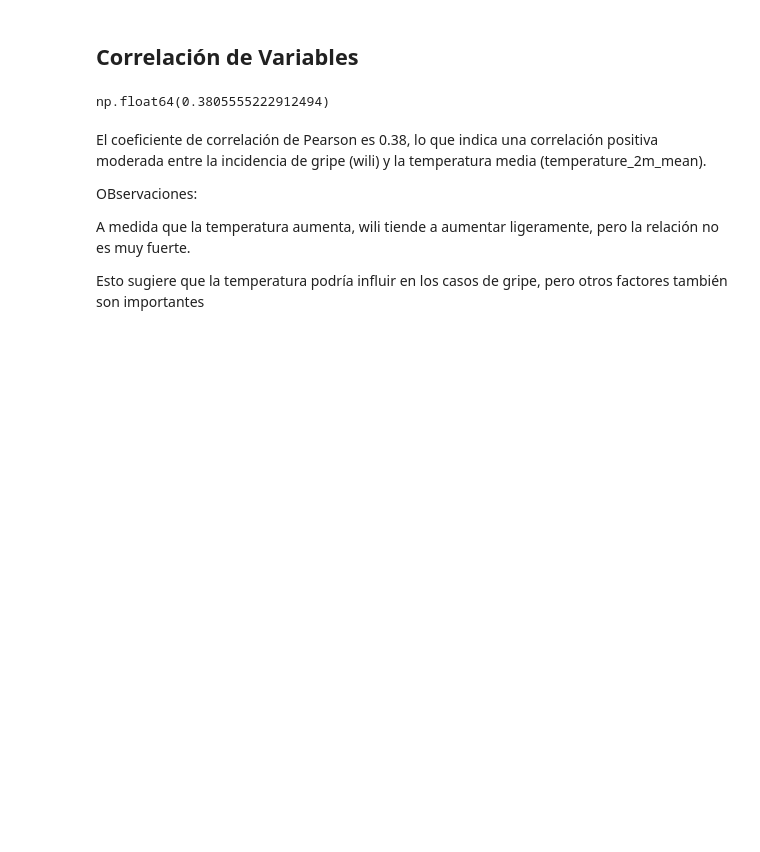
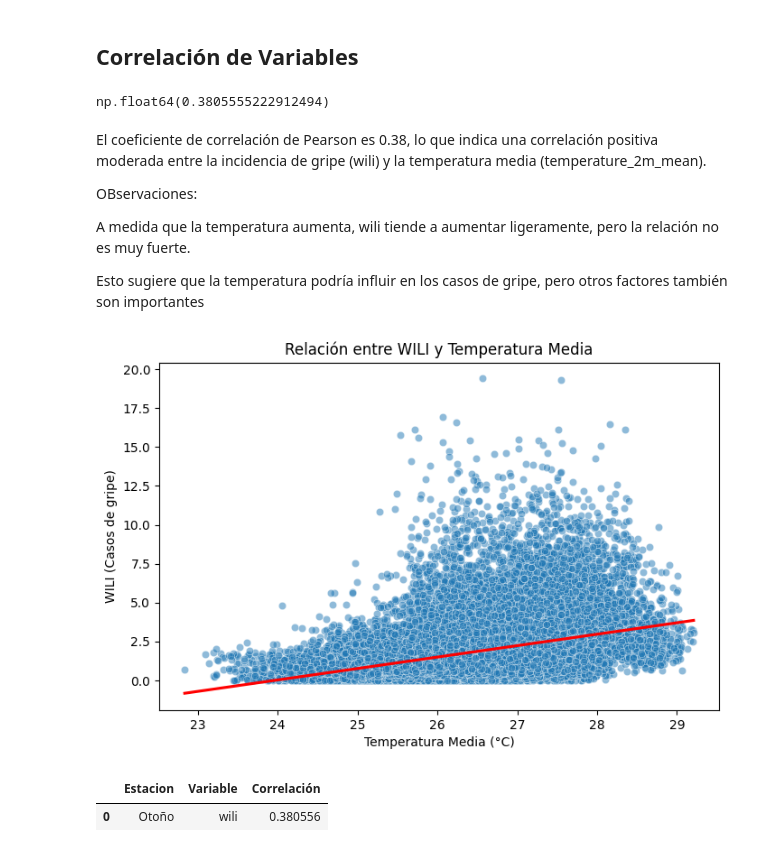
Before and after one commit to Laura-Cruz-Gil/Proyecto_Final_Salud, a Jupyter notebook: src/explore.ipynb, the cells around one changed output. Drawn from its saved outputs; the diff is of its cells as text; code cells hidden in the pictures; blank space fills up the shorter version.

```diff
--- a/src/explore.ipynb
+++ b/src/explore.ipynb
@@ -253,3 +351,38 @@ OBservaciones:
 A medida que la temperatura aumenta, wili tiende a aumentar ligeramente, pero la relación no es muy fuerte.
 
 Esto sugiere que la temperatura podría influir en los casos de gripe, pero otros factores también son importantes
+# %%
+import matplotlib.pyplot as plt
+import seaborn as sns
+
+# Crear el scatter plot entre WILI y temperatura media
+plt.figure(figsize=(8, 5))
+sns.scatterplot(x=df_filtered['temperature_2m_mean'], y=df_filtered['wili'], alpha=0.5)
+sns.regplot(x=df_filtered['temperature_2m_mean'], y=df_filtered['wili'], scatter=False, color='red')
+
+plt.xlabel("Temperatura Media (°C)")
+plt.ylabel("WILI (Casos de gripe)")
+plt.title("Relación entre WILI y Temperatura Media")
+plt.show()
+
+# Crear una nueva columna para la estación del año basada en epiweek
+def get_season(epiweek):
+    if 1 <= epiweek <= 13:  # Invierno (Semanas 1 a 13)
+        return "Invierno"
+    elif 14 <= epiweek <= 26:  # Primavera (Semanas 14 a 26)
+        return "Primavera"
+    elif 27 <= epiweek <= 39:  # Verano (Semanas 27 a 39)
+        return "Verano"
+    else:  # Otoño (Semanas 40 a 52)
+        return "Otoño"
+
+df["Estacion"] = df["epiweek"].apply(get_season)
+
+# Calcular la correlación por estación
+correlation_by_season = df.groupby("Estacion")[["wili", "temperature_2m_mean"]].corr().iloc[0::2, 1].reset_index()
+correlation_by_season.columns = ["Estacion", "Variable", "Correlación"]
+correlation_by_season
+# %% [output]
+[figure, added]
+|  | Estacion | Variable | Correlación |
+| 0 | Otoño | wili | 0.380556 |
```
Also changed, not shown: parts of 6 cells of this notebook.
